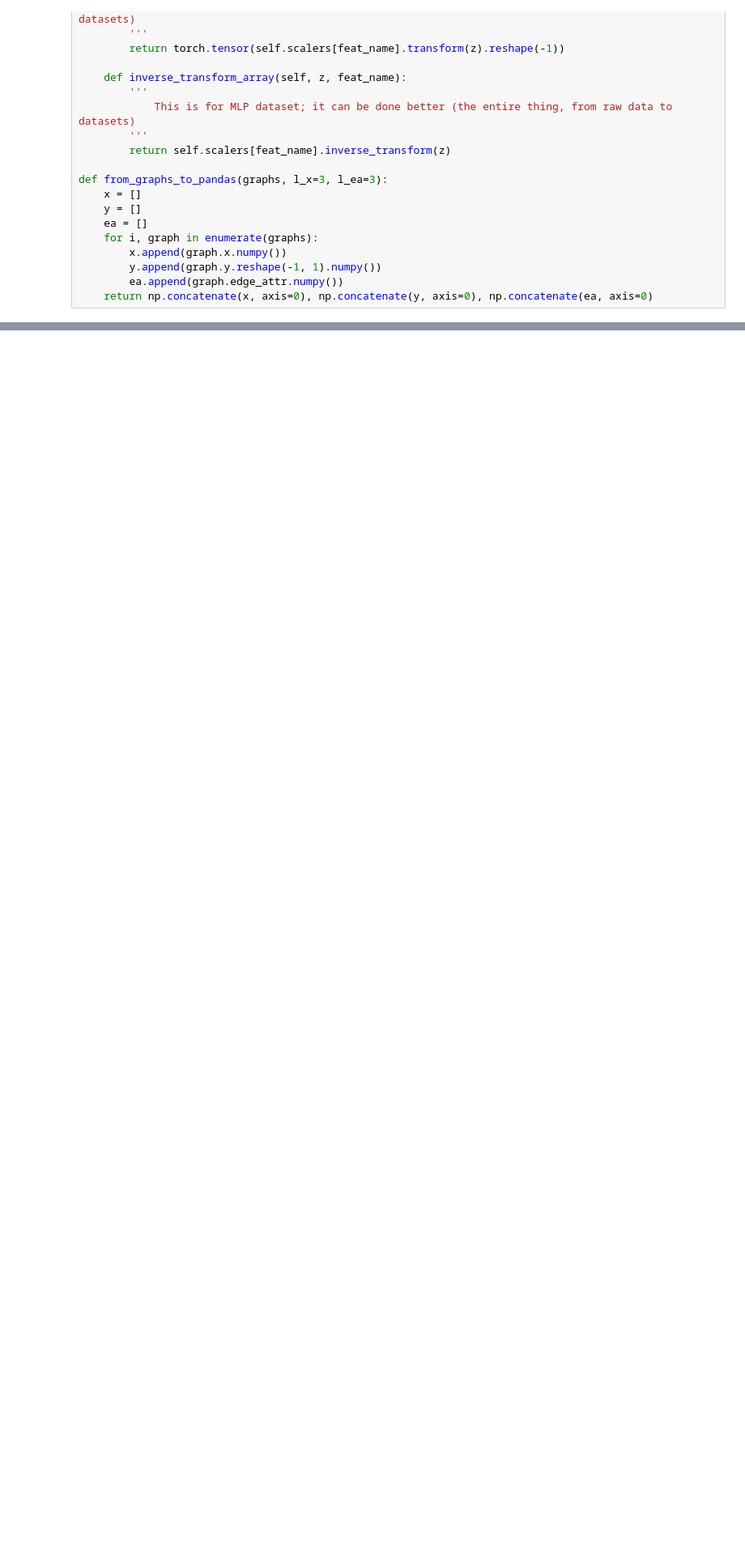
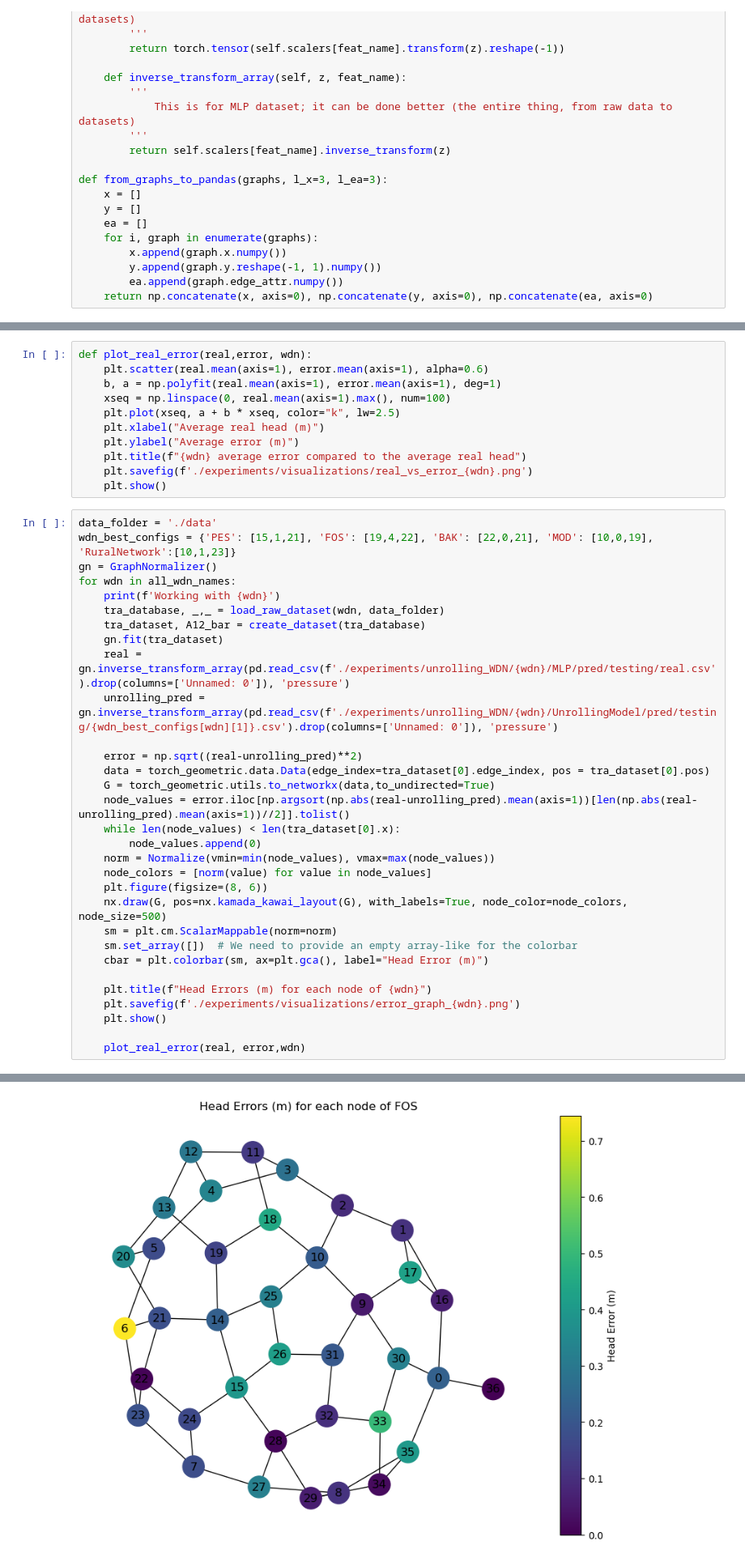
Before and after one commit to albertsolaroca/GGANet, a Jupyter notebook: main_unrolling/visualizations.ipynb, the cells around one changed output, grey strips where cells are left out. Shown at 81% size. Drawn from its saved outputs; the diff is of its cells as text; blank space fills up the shorter version.

```diff
--- a/main_unrolling/visualizations.ipynb
+++ b/main_unrolling/visualizations.ipynb
@@ -498,0 +362,43 @@ model(tra_dataset_MLP)
+# %%
+def plot_real_error(real,error, wdn):
+	plt.scatter(real.mean(axis=1), error.mean(axis=1), alpha=0.6)
+	b, a = np.polyfit(real.mean(axis=1), error.mean(axis=1), deg=1)
+	xseq = np.linspace(0, real.mean(axis=1).max(), num=100)
+	plt.plot(xseq, a + b * xseq, color="k", lw=2.5)
+	plt.xlabel("Average real head (m)")
+	plt.ylabel("Average error (m)")
+	plt.title(f"{wdn} average error compared to the average real head")
+	plt.savefig(f'./experiments/visualizations/real_vs_error_{wdn}.png')
+	plt.show()
+# %%
+data_folder = './data'
+wdn_best_configs = {'PES': [15,1,21], 'FOS': [19,4,22], 'BAK': [22,0,21], 'MOD': [10,0,19], 'RuralNetwork':[10,1,23]}
+gn = GraphNormalizer()
+for wdn in all_wdn_names:
+	print(f'Working with {wdn}')
+	tra_database, _,_ = load_raw_dataset(wdn, data_folder)
+	tra_dataset, A12_bar = create_dataset(tra_database)
+	gn.fit(tra_dataset)
+	real = gn.inverse_transform_array(pd.read_csv(f'./experiments/unrolling_WDN/{wdn}/MLP/pred/testing/real.csv').drop(columns=['Unnamed: 0']), 'pressure')
+	unrolling_pred = gn.inverse_transform_array(pd.read_csv(f'./experiments/unrolling_WDN/{wdn}/UnrollingModel/pred/testing/{wdn_best_configs[wdn][1]}.csv').drop(columns=['Unnamed: 0']), 'pressure')
+
+	error = np.sqrt((real-unrolling_pred)**2)
+	data = torch_geometric.data.Data(edge_index=tra_dataset[0].edge_index, pos = tra_dataset[0].pos)
+	G = torch_geometric.utils.to_networkx(data,to_undirected=True)
+	node_values = error.iloc[np.argsort(np.abs(real-unrolling_pred).mean(axis=1))[len(np.abs(real-unrolling_pred).mean(axis=1))//2]].tolist()
+	while len(node_values) < len(tra_dataset[0].x):
+		node_values.append(0)
+	norm = Normalize(vmin=min(node_values), vmax=max(node_values))
+	node_colors = [norm(value) for value in node_values]
+	plt.figure(figsize=(8, 6))
+	nx.draw(G, pos=nx.kamada_kawai_layout(G), with_labels=True, node_color=node_colors, node_size=500)
+	sm = plt.cm.ScalarMappable(norm=norm)
+	sm.set_array([])  # We need to provide an empty array-like for the colorbar
+	cbar = plt.colorbar(sm, ax=plt.gca(), label="Head Error (m)")
+
+	plt.title(f"Head Errors (m) for each node of {wdn}")
+	plt.savefig(f'./experiments/visualizations/error_graph_{wdn}.png')
+	plt.show()
+
+	plot_real_error(real, error,wdn)
+# %% [output]
@@ -498,0 +406 @@ model(tra_dataset_MLP)
+[figure, added]
```
Also changed, not shown: parts of 10 cells of this notebook, 10 other files.
